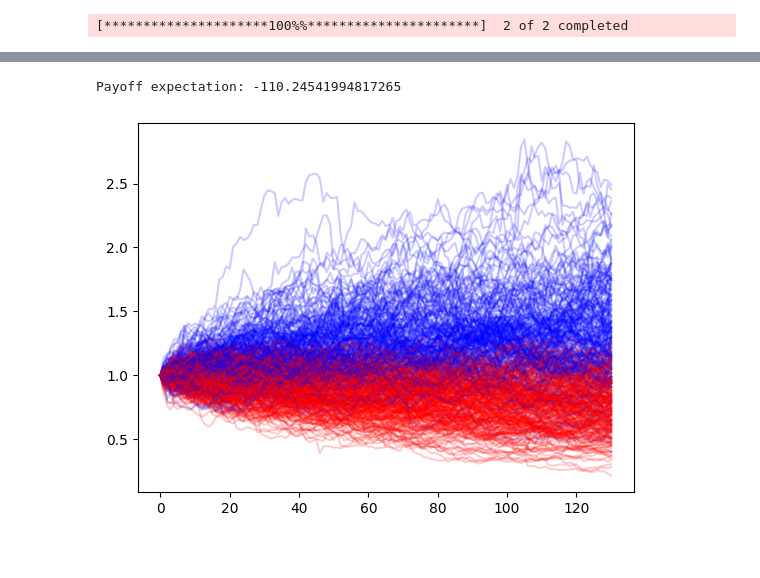
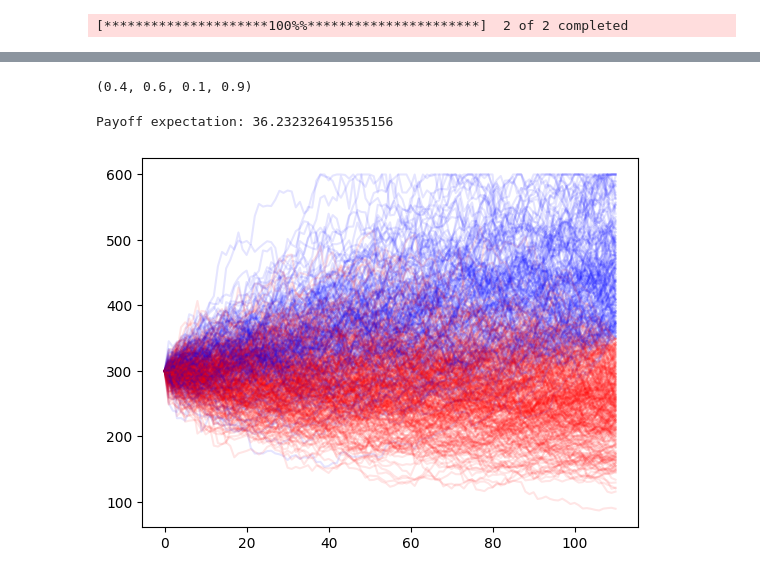
Before and after one commit to sarashs/Wallstreet-Bets, a Jupyter notebook: Notebooks/markov_nvda.ipynb, the cells around one changed output, grey strips where cells are left out. Cells and saved outputs as stored; diff of their text form; code cells hidden in the pictures.

```diff
--- a/Notebooks/markov_nvda.ipynb
+++ b/Notebooks/markov_nvda.ipynb
@@ -91,7 +93,7 @@ p_10 = count_10 / count_1
 p_00 = 1 - p_01
 p_11 = 1 - p_10
 # %%
-r = returns.fillna(0)['NVDA'].to_numpy()
+r = returns.fillna(0)[ticker].to_numpy()
 
 r0 = (1 - state) * r[location:-1].T
 r1 = state * r[location:-1].T
@@ -114,7 +117,7 @@ params_1 = stats.t.fit(r1)
 # %%
 # markov chain based generator
 
-def simulate_markov_chain(size, p00, p01, p10, p11, params_0, params_1):
+def simulate_markov_chain(size, p00, p01, p10, p11, gmm1, gmm2): #params_0, params_1):
     # Transition matrix
     transition_matrix = np.array([[p00, p01], [p10, p11]])
 
@@ -132,12 +135,12 @@ def simulate_markov_chain(size, p00, p01, p10, p11, params_0, params_1):
     random_numbers = np.zeros(size)
     for i in range(size):
         if states[i] == 0:
-            params = params_0
-            random_numbers[i] = stats.t.rvs(*params)
+            #params = params_0
+            random_numbers[i] = gmm1.sample()[0] # stats.t.rvs(*params)
         else:
-            params = params_1
-            random_numbers[i] = stats.t.rvs(*params)
+            #params = params_1
+            random_numbers[i] = gmm2.sample()[0] # stats.t.rvs(*params)
 
     return random_numbers, states
 # %%
-sample_markov, _ = simulate_markov_chain(5000, p_00, p_01, p_10, p_11, params_0, params_1)
+sample_markov, _ = simulate_markov_chain(5000, p_00, p_01, p_10, p_11, gmm1, gmm2)
@@ -166,16 +177,16 @@ plt.show()
 # %%
-def compute_product_markov(p_00, p_01, p_10, p_11, params_0, params_1, T):
+def compute_product_markov(p_00, p_01, p_10, p_11, params_0, params_1, T, realistic_cap = 3):
     product = np.ones(T+1)
     sample_markov, _ = simulate_markov_chain(T, p_00, p_01, p_10, p_11, params_0, params_1)
     for t in range(1, T + 1):
-        product[t] = product[t-1] * (1 + sample_markov[t-1])
+        product[t] = min(product[t-1] * (1 + sample_markov[t-1]), realistic_cap)
     return product
 
-def compute_product_naive(params, T):
+def compute_product_naive(gmm, T, realistic_cap):
     product = np.ones(T+1)
-    sample = stats.t.rvs(*params, size=T)
+    sample = gmm.sample(T)[0].flatten()
     for t in range(1, T + 1):
-        product[t] = product[t-1] * (1 + sample[t-1])
+        product[t] = min(product[t-1] * (1 + sample[t-1]), realistic_cap)
     return product
 # %%
 def option_payoff(option_price, strike_price, asset_value, fees=0, option_type="call"):
@@ -189,24 +200,30 @@ def option_payoff(option_price, strike_price, asset_value, fees=0, option_type="
             return (strike_price - asset_value - option_price - fees)
         else:
             return (- option_price - fees)
+# %%
+p_00, p_01, p_10, p_11
+# %% [output]
+(0.4, 0.6, 0.1, 0.9)
 # %%
 # Call option success rate
-T = 130  # Number of business days
-initial_asset_price = 130
-strike_price = 170
-option_price = 120
+T = 110  # Number of business days
+initial_asset_price = 300
+strike_price = 350
+option_price = 0
 payoff = 0
 number_of_runs = 500
+realistic_cap = 2 # at most it go up to twice as much
 for i in range(number_of_runs):
-    products = compute_product_naive(params, T) #compute_product_markov(p_00, p_01, p_10, p_11, params_0, params_1, T)
+    products = compute_product_markov(p_00, p_01, p_10, p_11, gmm1, gmm2, T, realistic_cap) # compute_product_naive(gmm, T, realistic_cap) #
     asset_value = products[-1]*initial_asset_price
-    payoff += option_payoff(option_price, strike_price, asset_value, fees=0)
-    if max(products)*initial_asset_price > strike_price:
-        plt.plot(products,'b', alpha=0.2)
+    daily_payoff = option_payoff(option_price, strike_price, asset_value, fees=0, option_type='call')
+    payoff += daily_payoff
+    if products[-1]*initial_asset_price > strike_price:
+        plt.plot(initial_asset_price*products,'b', alpha=0.1)
     else:
-        plt.plot(products,'r', alpha=0.2)
+        plt.plot(initial_asset_price*products,'r', alpha=0.1)
 exp = payoff/number_of_runs
 print(f'Payoff expectation: {exp}')
 # %% [output]
-Payoff expectation: -110.24541994817265
+Payoff expectation: 36.232326419535156
-[figure, old version]
+[figure, new version]
```
Also changed, not shown: parts of 10 cells of this notebook, 2 other files.
